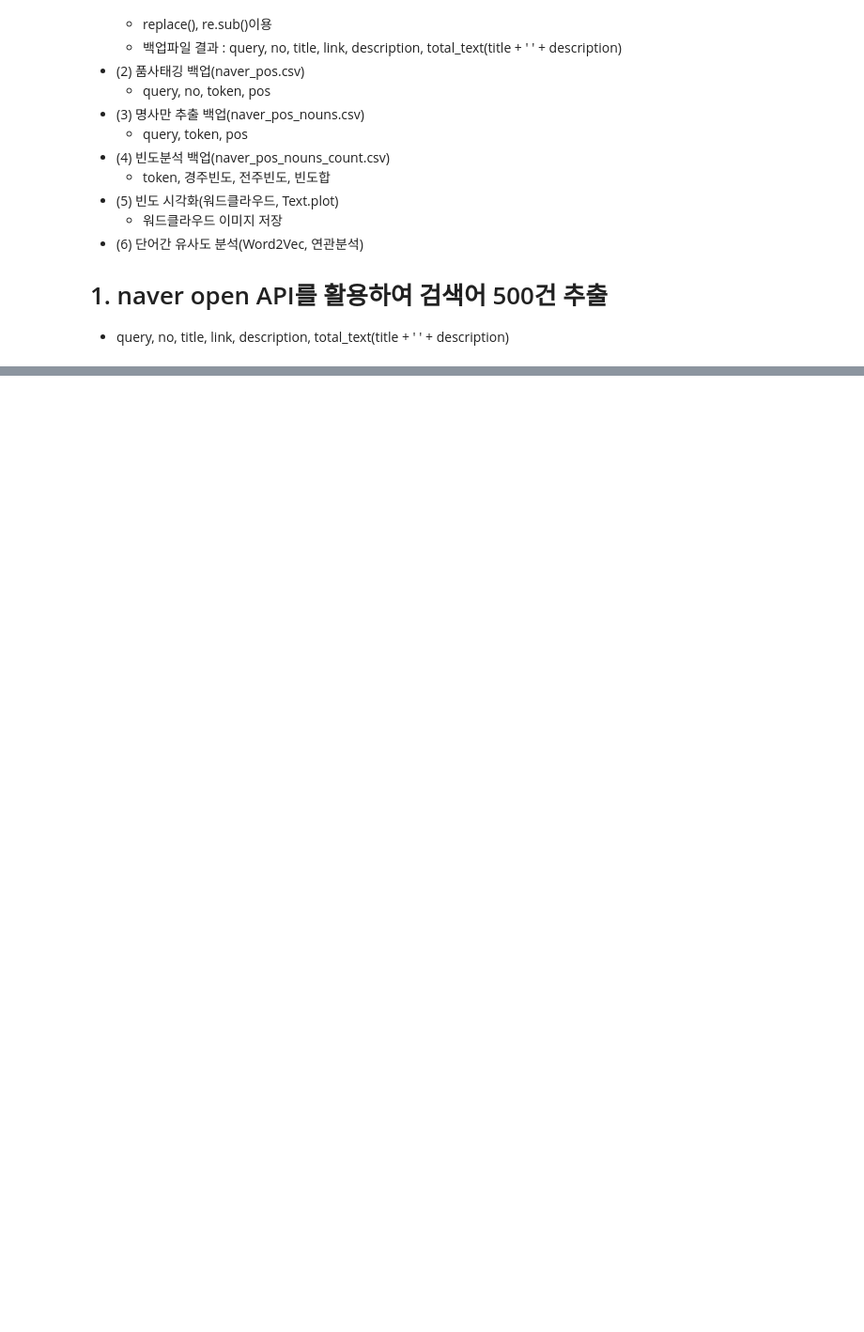
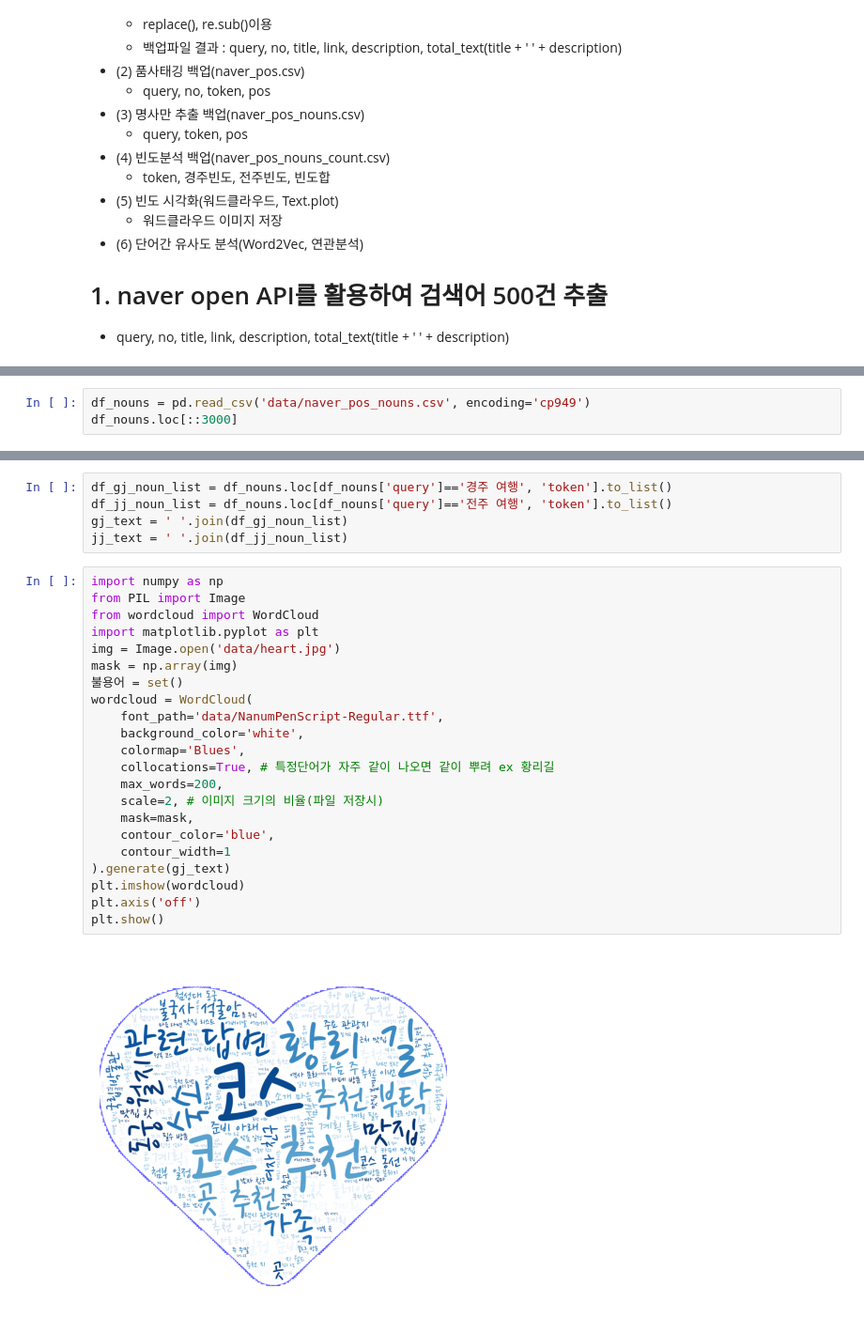
Before and after one commit to hjinyoo/ai, a Jupyter notebook: source/07_자연어처리/ch3_한글형태소분석_시각화_유사도분석_Quiz.ipynb, the cells around one changed output, grey strips where cells are left out. Shown: that part at 94% size. Cells and saved outputs as stored; diff of their text form; blank space fills up the shorter version.

```diff
--- a/source/07_자연어처리/ch3_한글형태소분석_시각화_유사도분석_Quiz.ipynb
+++ b/source/07_자연어처리/ch3_한글형태소분석_시각화_유사도분석_Quiz.ipynb
@@ -34,0 +325,3 @@ table.dataframe{font-size:24px;}
+# %%
+df_nouns = pd.read_csv('data/naver_pos_nouns.csv', encoding='cp949')
+df_nouns.loc[::3000]
@@ -34,0 +336,29 @@ table.dataframe{font-size:24px;}
+# %%
+df_gj_noun_list = df_nouns.loc[df_nouns['query']=='경주 여행', 'token'].to_list()
+df_jj_noun_list = df_nouns.loc[df_nouns['query']=='전주 여행', 'token'].to_list()
+gj_text = ' '.join(df_gj_noun_list)
+jj_text = ' '.join(df_jj_noun_list)
+# %%
+import numpy as np
+from PIL import Image
+from wordcloud import WordCloud
+import matplotlib.pyplot as plt
+img = Image.open('data/heart.jpg')
+mask = np.array(img)
+불용어 = set()
+wordcloud = WordCloud(
+    font_path='data/NanumPenScript-Regular.ttf',
+    background_color='white',
+    colormap='Blues',
+    collocations=True, # 특정단어가 자주 같이 나오면 같이 뿌려 ex 황리길
+    max_words=200,
+    scale=2, # 이미지 크기의 비율(파일 저장시)
+    mask=mask,
+    contour_color='blue',
+    contour_width=1
+).generate(gj_text)
+plt.imshow(wordcloud)
+plt.axis('off')
+plt.show()
+# %% [output]
+[figure, added]
```
Also changed, not shown: parts of 44 cells of this notebook, 6 other files.
